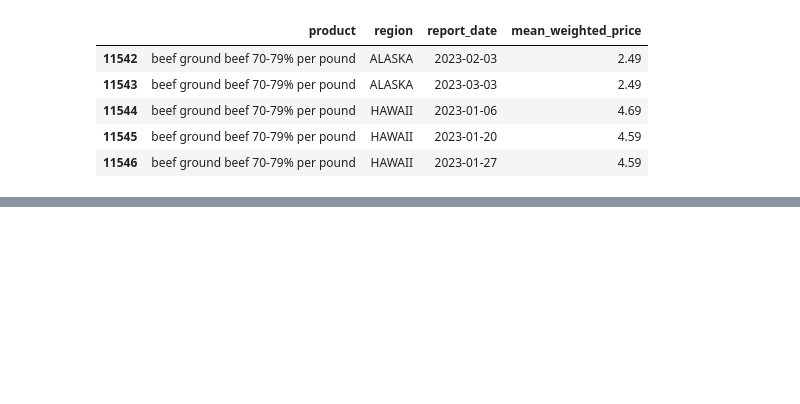
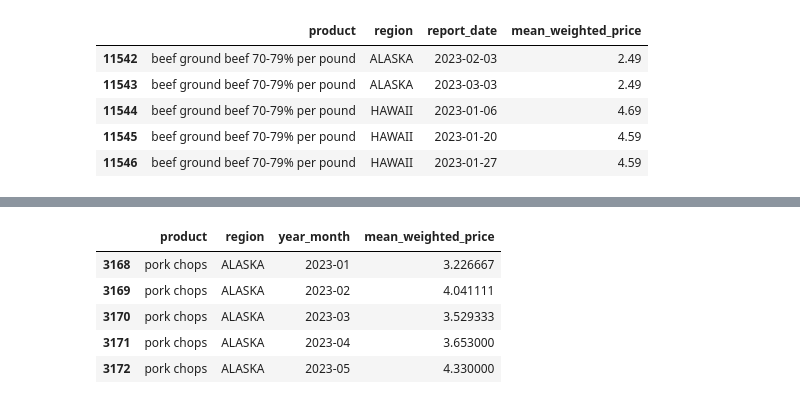
Before and after one commit to bradleytkay/Q1-2025-data-analysis-project-challenge, a Jupyter notebook: Q1-2025-step-2b-cleaning-pt-3.ipynb, the cells around one changed output, grey strips where cells are left out. Saved outputs shown, nothing was run; the diff lists cells and outputs as text; code cells hidden in the pictures; blank space fills up the shorter version.

```diff
--- a/Q1-2025-step-2b-cleaning-pt-3.ipynb
+++ b/Q1-2025-step-2b-cleaning-pt-3.ipynb
@@ -447,0 +457,17 @@ usda_df.head(25)
+# %%
+# Clean the 'product' column to only contain 'pork chops'
+usda_df['product'] = usda_df['product'].str.replace(r'.*pork chops.*', 'pork chops', case=False, regex=True)
+
+# Now group by 'product', 'region', and 'year_month', then calculate the mean price
+usda_df = usda_df.groupby(['product', 'region', 'year_month'])['mean_weighted_price'].mean().reset_index()
+
+pork_chops = usda_df[usda_df['product'].str.contains(r'pork chops', case=False, na=False)]
+
+pork_chops.head(5)
+# %% [output]
+|  | product | region | year_month | mean_weighted_price |
+| 3168 | pork chops | ALASKA | 2023-01 | 3.226667 |
+| 3169 | pork chops | ALASKA | 2023-02 | 4.041111 |
+| 3170 | pork chops | ALASKA | 2023-03 | 3.529333 |
+| 3171 | pork chops | ALASKA | 2023-04 | 3.653000 |
+| 3172 | pork chops | ALASKA | 2023-05 | 4.330000 |
```
Also changed, not shown: parts of 8 cells of this notebook.
